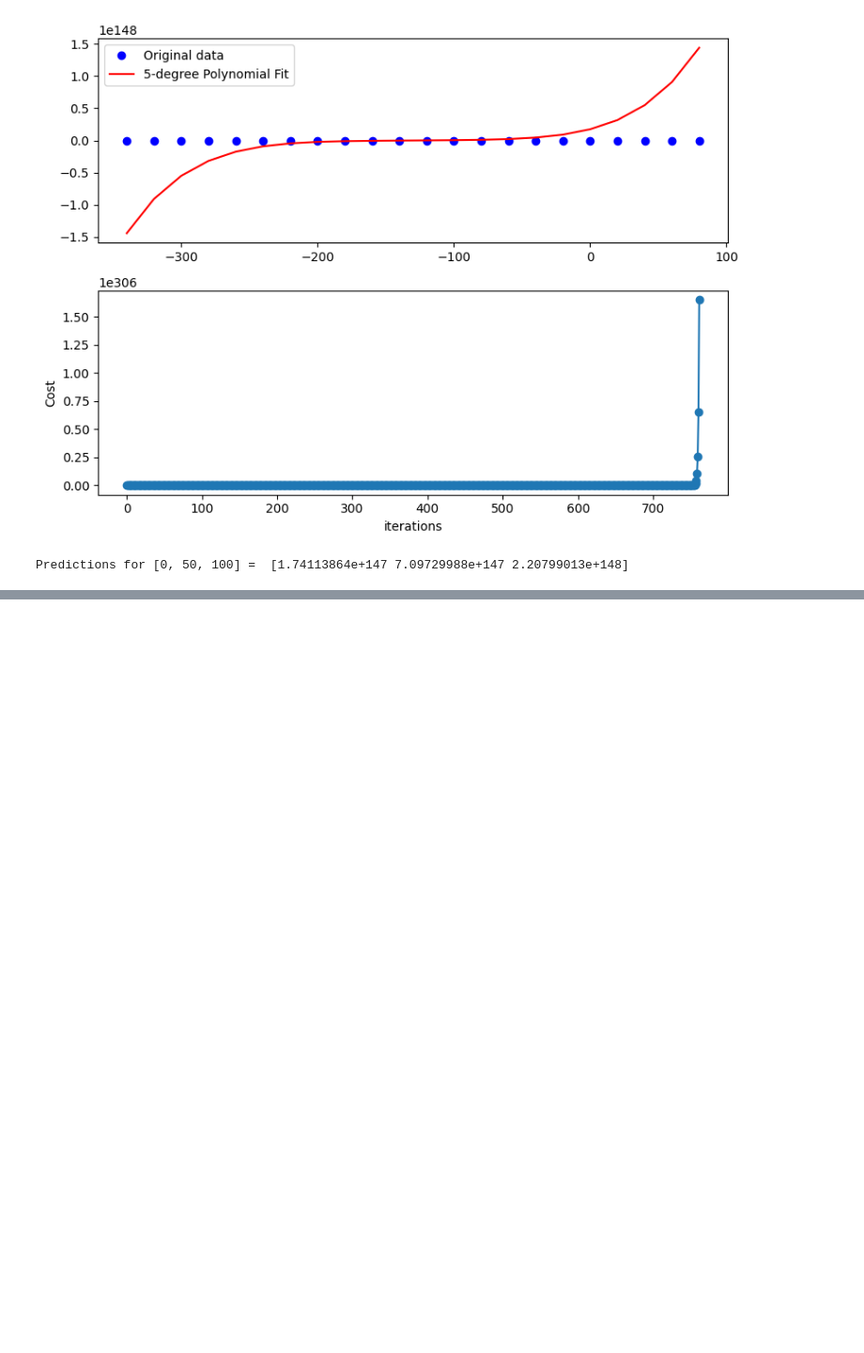
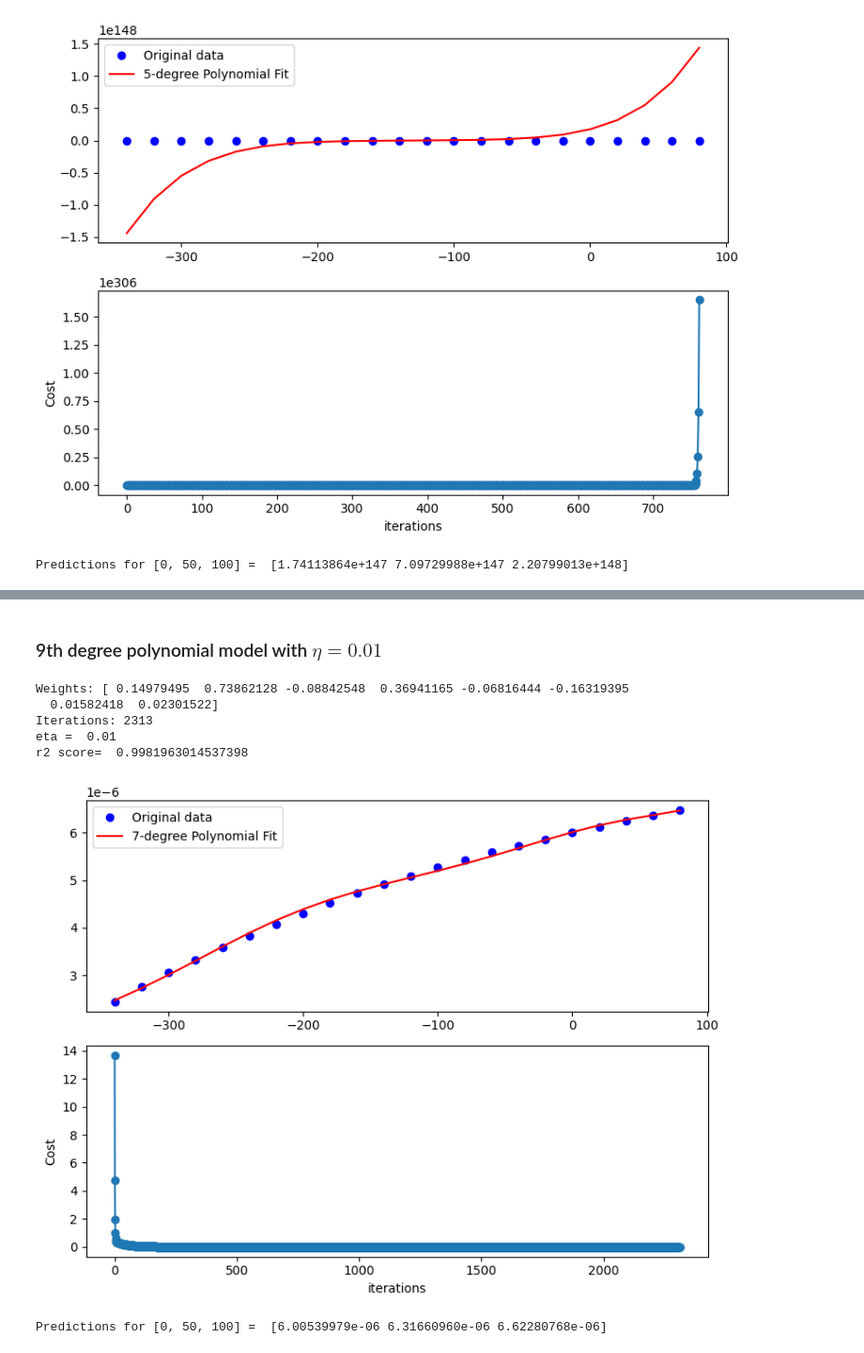
Before and after one commit to ravichandrakorivi/deep-learning, a Jupyter notebook: linear-regression/godness_of_models.ipynb, the cells around one changed output, grey strips where cells are left out. Shown at 94% size. Drawn from its saved outputs; the diff is of its cells as text; code cells hidden in the pictures; blank space fills up the shorter version.

```diff
--- a/linear-regression/godness_of_models.ipynb
+++ b/linear-regression/godness_of_models.ipynb
@@ -177,0 +250,21 @@ Predictions for [0, 50, 100] =  [1.74113864e+147 7.09729988e+147 2.20799013e+148
+# %% [markdown]
+### 9th degree polynomial model with $\eta = 0.01$
+# %%
+eta = 0.01
+X = create_polynomial_features(x, degree=7)
+model = Model(X, y, x_mean=np.mean(temperature), x_std=np.std(temperature), y_mean=np.mean(alpha), y_std=np.std(alpha), x_original=temperature)
+
+w, cost_history, num_iters = model.fit(eta)
+print("eta = ", eta)
+print("r2 score= ", model.score())
+model.plot()
+
+print("Predictions for [0, 50, 100] = ", model.predict(np.array([0, 50, 100])))
+# %% [output]
+Weights: [ 0.14979495  0.73862128 -0.08842548  0.36941165 -0.06816444 -0.16319395
+  0.01582418  0.02301522]
+Iterations: 2313
+eta =  0.01
+r2 score=  0.9981963014537398
+[figure, added]
+Predictions for [0, 50, 100] =  [6.00539979e-06 6.31660960e-06 6.62280768e-06]
```
Also changed, not shown: parts of 8 cells of this notebook, 13 other files.
